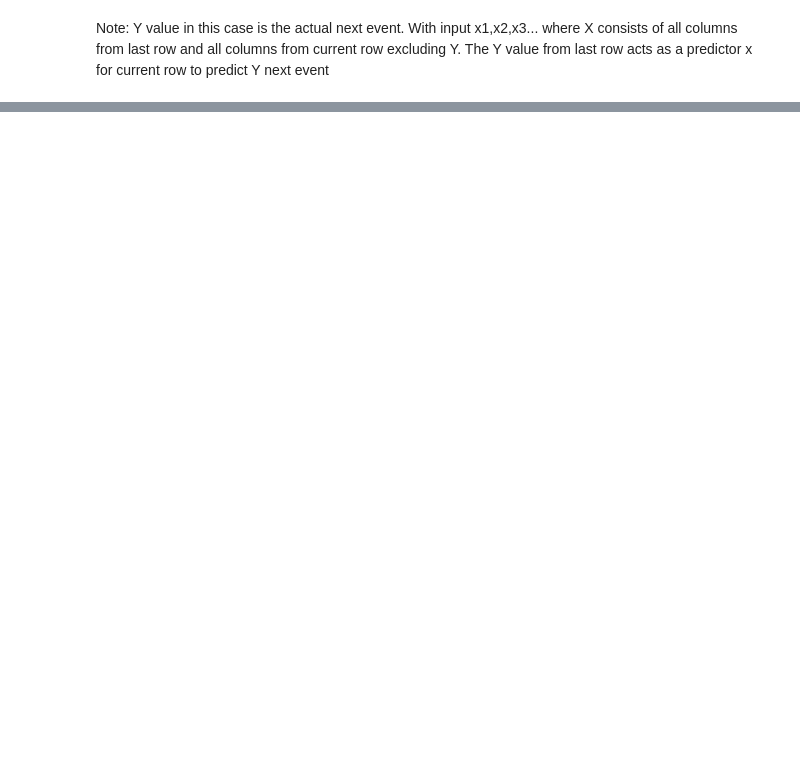
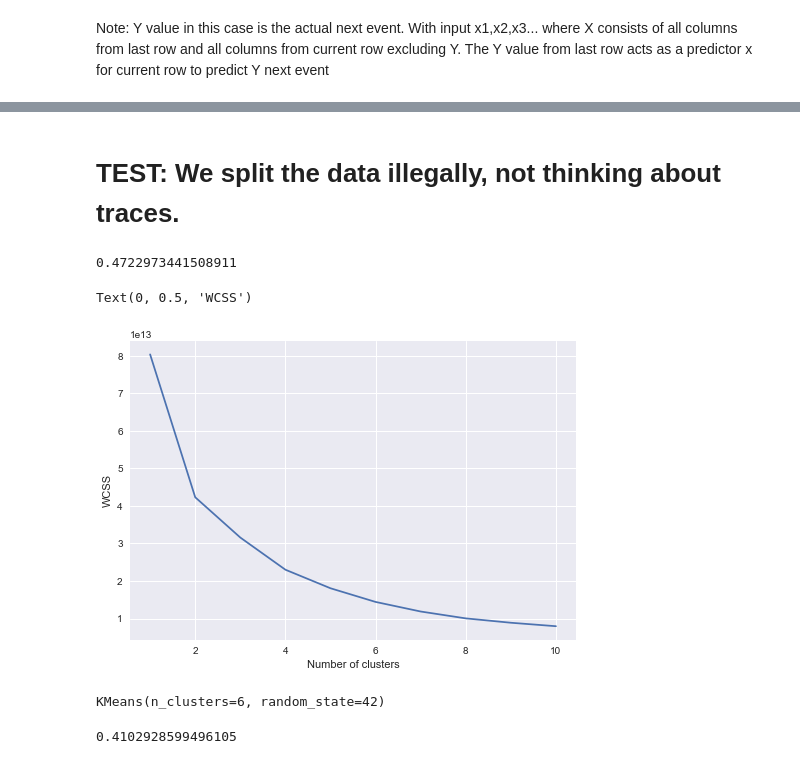
Before and after one commit to Cappa1/ProcessMining, a Jupyter notebook: preprocess.ipynb, the cells around one changed output, grey strips where cells are left out. Cells and saved outputs as stored; diff of their text form; code cells hidden in the pictures; blank space fills up the shorter version.

Commit message:
Implemented variable sliding window, prototype selection, small test environment

```diff
--- a/preprocess.ipynb
+++ b/preprocess.ipynb
@@ -173,0 +177,29 @@ display(last)
+# %%
+def sliding_window
+
+
+size = 3
+window = 3
+start = 0
+X = []
+Y = []
+
+
+traces = df_encoded['case concept:name'].unique()
+
+for i in traces[:4]:
+    trace = df_encoded[df_encoded['case concept:name']==i]
+    if len(trace) > size * window +1:
+        for j in range(1,window+1):
+            display(trace.iloc[start:start+window+1])
+            curr_window = trace.iloc[start:start+window+1]
+            X.append(np.concatenate(curr_window.iloc[:3].to_numpy()))
+            display(curr_window.iloc[:3])
+            Y.append(curr_window.iloc[3]['event concept:name'])
+            start += 1
+            break
+        break
+        start = 0
+    else:
+        # what to do if traces are shorter than window?
+        continue
@@ -174,5 +217,2 @@ display(last)
 # %% [markdown]
 Note: Y value in this case is the actual next event. With input x1,x2,x3... where X consists of all columns from last row and all columns from current row excluding Y. The Y value from last row acts as a predictor x for current row to predict Y next event
-# %%
-Y = df_encoded['Y'].to_numpy()[1:-1]
-X = [x + x1 for x, x1 in zip(current.to_numpy().tolist(), current.to_numpy().tolist())]
@@ -180,0 +239,26 @@ X = [x + x1 for x, x1 in zip(current.to_numpy().tolist(), current.to_numpy().tol
+# %% [markdown]
+# TEST: We split the data illegally, not thinking about traces.
+# %%
+x_train, x_test, y_train, y_test = train_test_split(X, Y, test_size=0.33, random_state=42)
+# Training and fitting dctree on X and predicting on Y
+d_tree = tree.DecisionTreeClassifier()
+d_tree.fit(x_train, y_train)
+
+y_pred = d_tree.predict(x_test)
+accuracy = accuracy_score(y_test, y_pred)
+accuracy
+# %% [output]
+0.4722973441508911
+# %%
+# look for optimal amount of clusters (elbow)
+wcss = []
+for i in range(1, 11):
+    kmeans = KMeans(n_clusters = i, init = 'k-means++', random_state = 42)
+    kmeans.fit(X)
+    wcss.append(kmeans.inertia_)
+plt.plot(range(1, 11), wcss)
+plt.xlabel('Number of clusters')
+plt.ylabel('WCSS')
+# %% [output]
+Text(0, 0.5, 'WCSS')
+[figure, added]
@@ -180,0 +267,4 @@ X = [x + x1 for x, x1 in zip(current.to_numpy().tolist(), current.to_numpy().tol
+# %%
+kmeans
+# %% [output]
+KMeans(n_clusters=6, random_state=42)
@@ -180,0 +284,9 @@ X = [x + x1 for x, x1 in zip(current.to_numpy().tolist(), current.to_numpy().tol
+# %%
+d_tree = tree.DecisionTreeClassifier()
+d_tree.fit(closest_x, closest_y)
+
+y_pred = d_tree.predict(x_test)
+accuracy = accuracy_score(y_test, y_pred)
+accuracy
+# %% [output]
+0.4102928599496105
```
Also changed, not shown: parts of 15 cells of this notebook.
